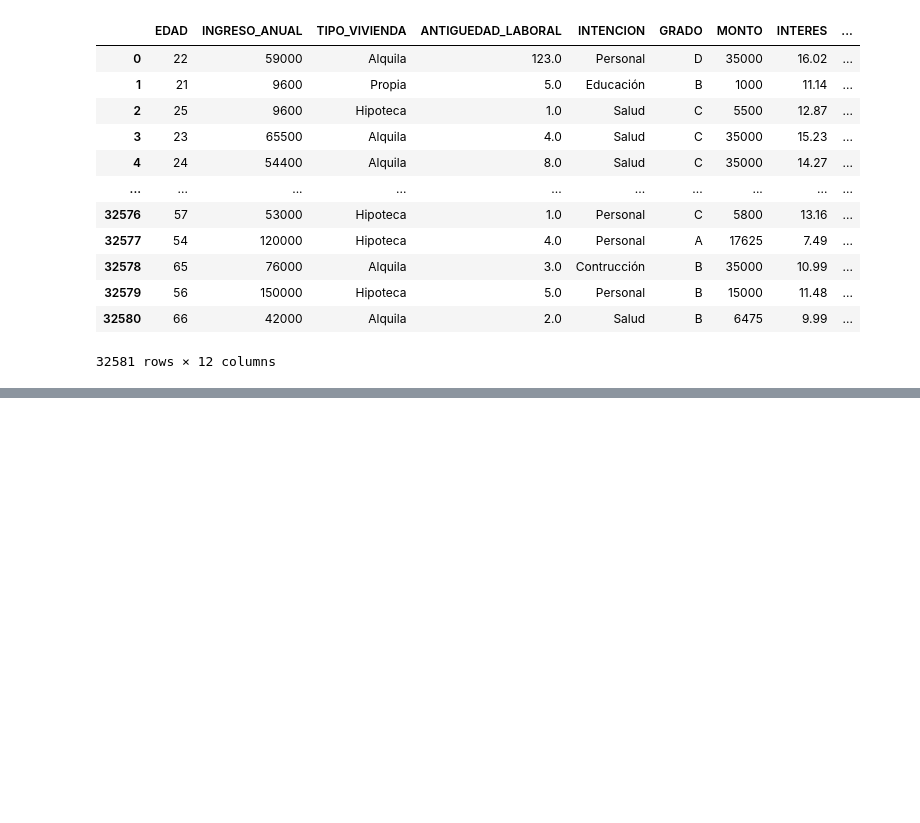
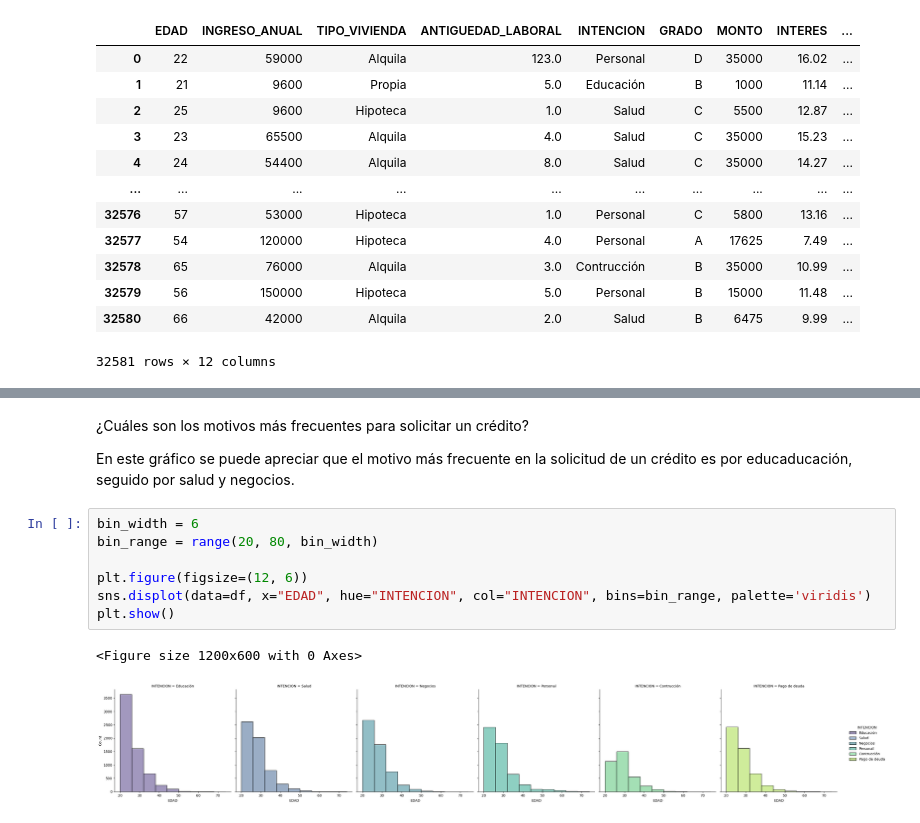
Before and after one commit to melirandazzo/trabajo_ciencia_datos, a Jupyter notebook: ProyectoDS_ParteI_Randazzo.ipynb, the cells around one changed output, grey strips where cells are left out. Drawn from its saved outputs; the diff is of its cells as text; blank space fills up the shorter version.

```diff
--- a/ProyectoDS_ParteI_Randazzo.ipynb
+++ b/ProyectoDS_ParteI_Randazzo.ipynb
@@ -223,0 +289,14 @@ df
+# %% [markdown]
+¿Cuáles son los motivos más frecuentes para solicitar un crédito?
+
+En este gráfico se puede apreciar que el motivo más frecuente en la solicitud de un crédito es por educaducación, seguido por salud y negocios.
+# %%
+bin_width = 6
+bin_range = range(20, 80, bin_width)
+
+plt.figure(figsize=(12, 6))
+sns.displot(data=df, x="EDAD", hue="INTENCION", col="INTENCION", bins=bin_range, palette='viridis')
+plt.show()
+# %% [output]
+<Figure size 1200x600 with 0 Axes>
+[figure, added]
```
Also changed, not shown: parts of 16 cells of this notebook.
